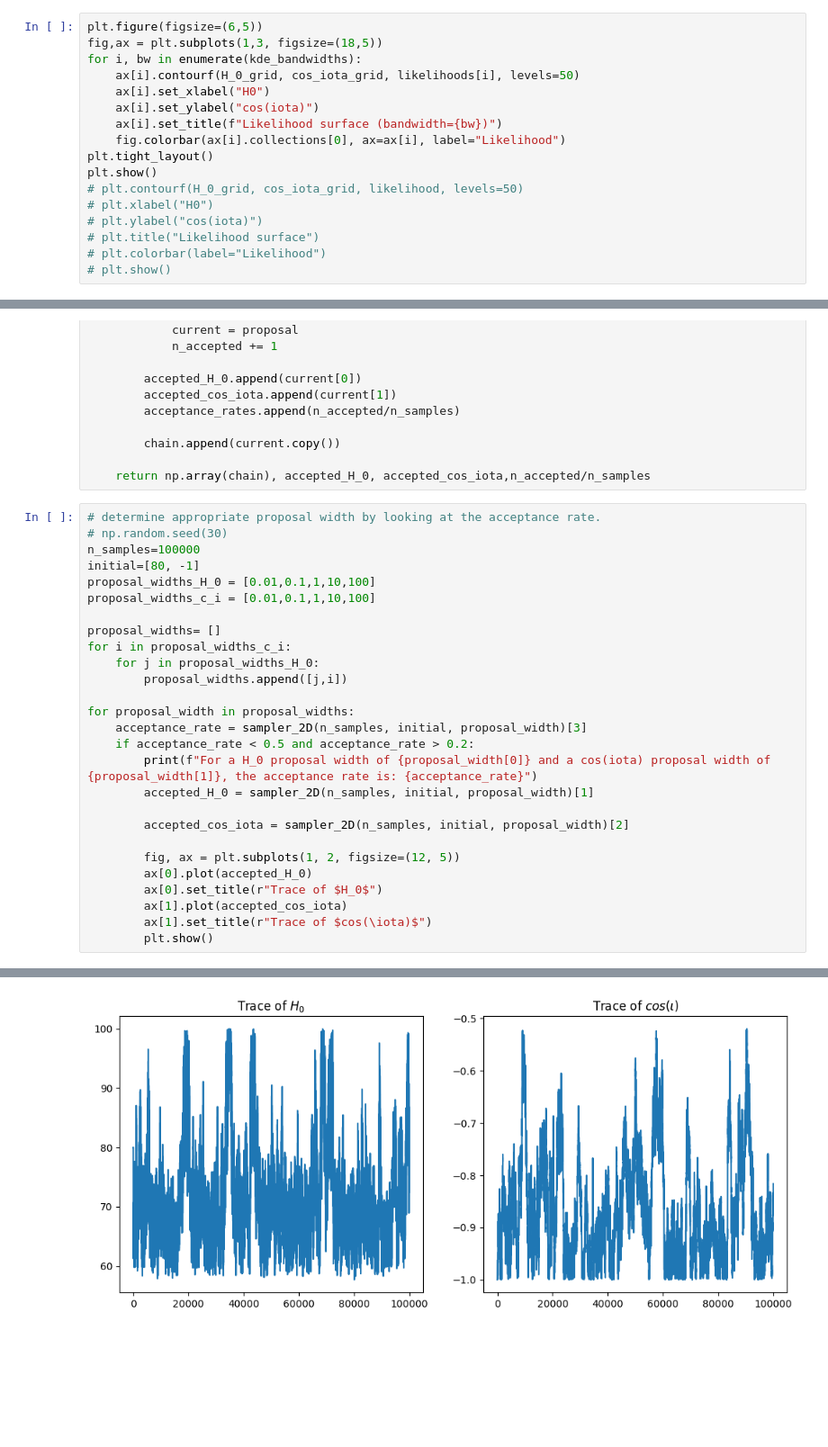
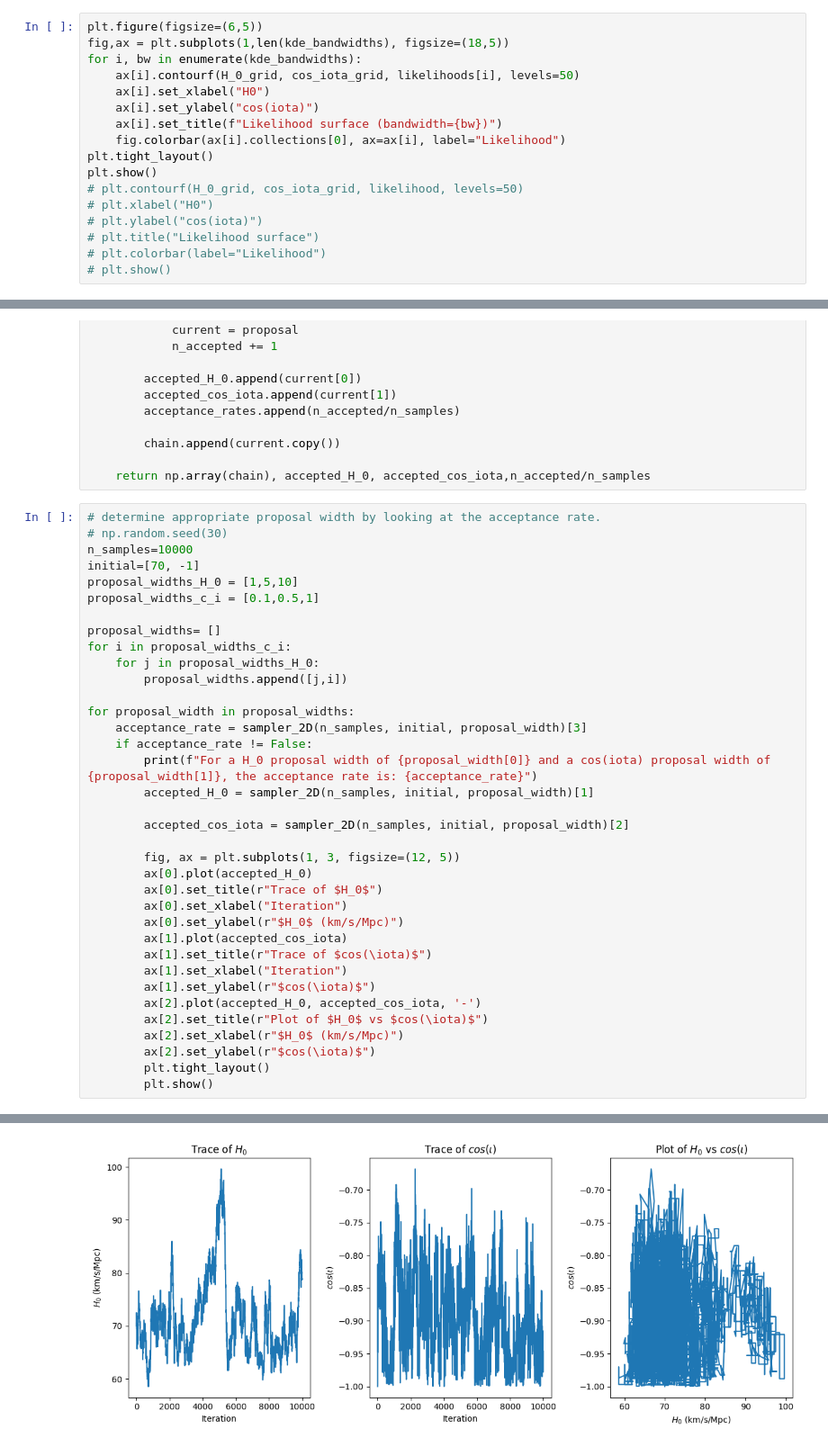
Before and after one commit to mjpineda-rug/GW1_H0_Sirens, a Jupyter notebook: notebooks/GW_notebook.ipynb, the cells around one changed output, grey strips where cells are left out. Shown at 90% size. Saved outputs shown, nothing was run; the diff lists cells and outputs as text; blank space fills up the shorter version.

```diff
--- a/notebooks/GW_notebook.ipynb
+++ b/notebooks/GW_notebook.ipynb
@@ -146,7 +147,7 @@ kde_bandwidths = [0.1,1,10]
 likelihoods = [likelihood_function(bw) for bw in kde_bandwidths]
 # %%
 plt.figure(figsize=(6,5))
-fig,ax = plt.subplots(1,3, figsize=(18,5))
+fig,ax = plt.subplots(1,len(kde_bandwidths), figsize=(18,5))
 for i, bw in enumerate(kde_bandwidths):
     ax[i].contourf(H_0_grid, cos_iota_grid, likelihoods[i], levels=50)
     ax[i].set_xlabel("H0")
@@ -249,10 +250,10 @@ def sampler_2D(
 # %%
 # determine appropriate proposal width by looking at the acceptance rate.
 # np.random.seed(30)
-n_samples=100000
-initial=[80, -1]
-proposal_widths_H_0 = [0.01,0.1,1,10,100]
-proposal_widths_c_i = [0.01,0.1,1,10,100]
+n_samples=10000
+initial=[70, -1]
+proposal_widths_H_0 = [1,5,10]
+proposal_widths_c_i = [0.1,0.5,1]
 
 proposal_widths= []
 for i in proposal_widths_c_i:
@@ -261,16 +262,25 @@ for i in proposal_widths_c_i:
 
 for proposal_width in proposal_widths:
     acceptance_rate = sampler_2D(n_samples, initial, proposal_width)[3]
-    if acceptance_rate < 0.5 and acceptance_rate > 0.2:
+    if acceptance_rate != False:
         print(f"For a H_0 proposal width of {proposal_width[0]} and a cos(iota) proposal width of {proposal_width[1]}, the acceptance rate is: {acceptance_rate}")
         accepted_H_0 = sampler_2D(n_samples, initial, proposal_width)[1]
 
         accepted_cos_iota = sampler_2D(n_samples, initial, proposal_width)[2]
 
-        fig, ax = plt.subplots(1, 2, figsize=(12, 5))
+        fig, ax = plt.subplots(1, 3, figsize=(12, 5))
         ax[0].plot(accepted_H_0)
         ax[0].set_title(r"Trace of $H_0$")
+        ax[0].set_xlabel("Iteration")
+        ax[0].set_ylabel(r"$H_0$ (km/s/Mpc)")
         ax[1].plot(accepted_cos_iota)
         ax[1].set_title(r"Trace of $cos(\iota)$")
+        ax[1].set_xlabel("Iteration")
+        ax[1].set_ylabel(r"$cos(\iota)$")
+        ax[2].plot(accepted_H_0, accepted_cos_iota, '-')
+        ax[2].set_title(r"Plot of $H_0$ vs $cos(\iota)$")
+        ax[2].set_xlabel(r"$H_0$ (km/s/Mpc)")
+        ax[2].set_ylabel(r"$cos(\iota)$")
+        plt.tight_layout()
         plt.show()
 # %% [output]
@@ -278 +288 @@ For a H_0 proposal width of 10 and a cos(iota) proposal width of 0.01, the accep
-[figure, old version]
+[figure, new version]
```
Also changed, not shown: parts of 9 cells of this notebook.
